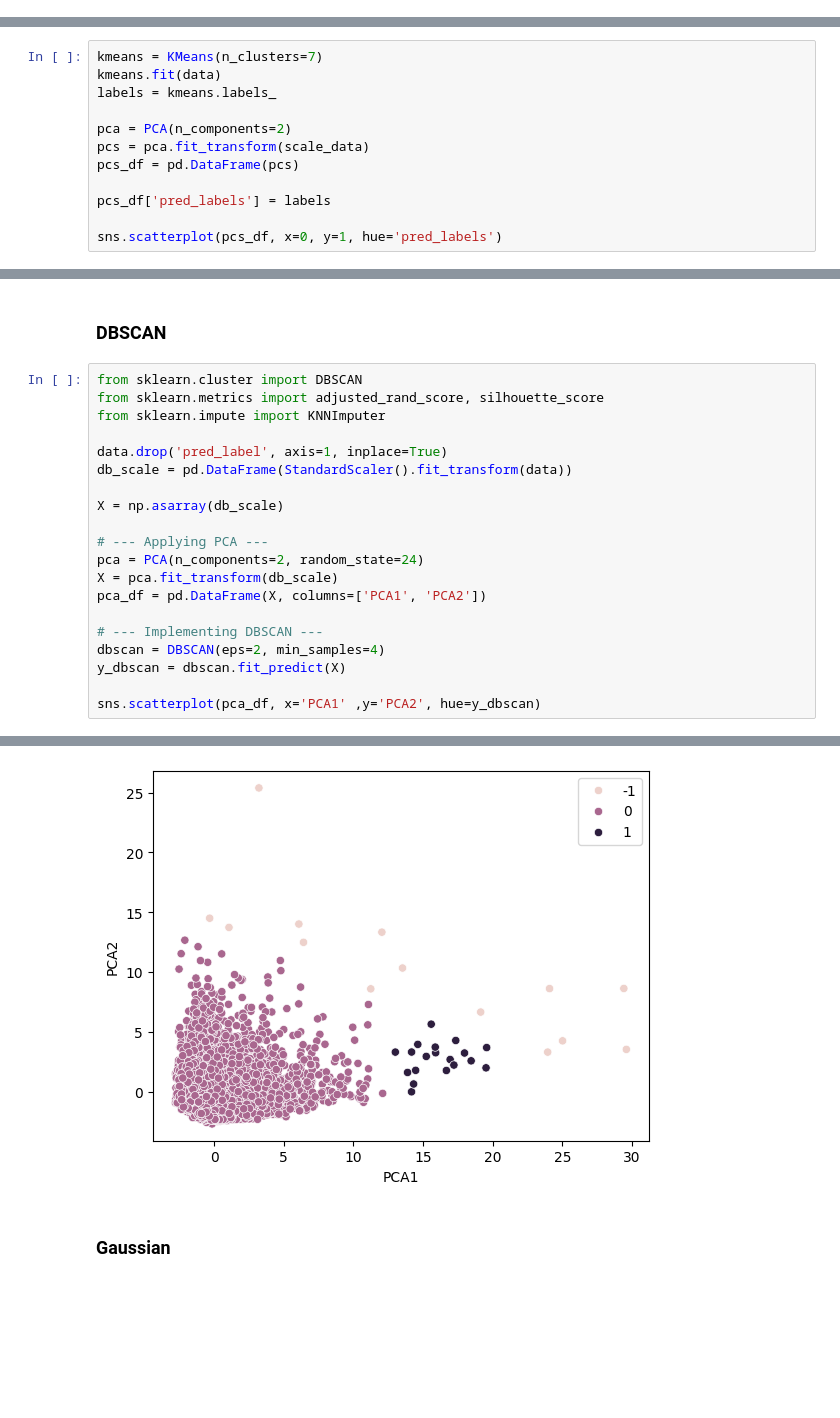
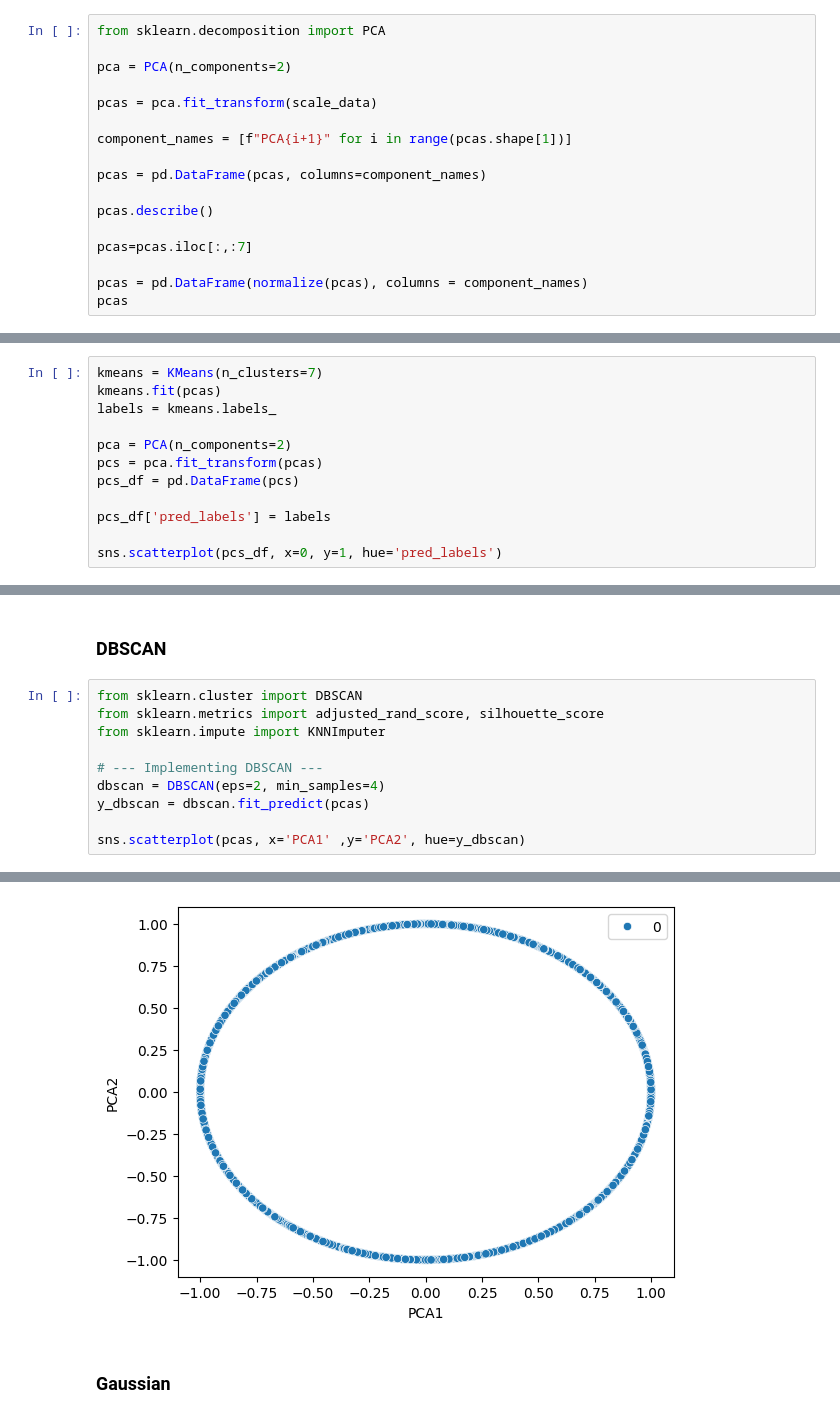
Before and after one commit to akashnaren/groove, a Jupyter notebook: Code_groupXXX.ipynb, the cells around one changed output, grey strips where cells are left out. Drawn from its saved outputs; the diff is of its cells as text; blank space fills up the shorter version.

```diff
--- a/Code_groupXXX.ipynb
+++ b/Code_groupXXX.ipynb
@@ -187,3 +151,20 @@ scale_data
 | 8947 | -0.745239 | -0.185895 | -0.469584 | -0.356957 | -0.454607 | -0.449373 | -1.221928 | -0.678716 | -0.917090 | 0.157536 | -0.183026 | ... |
 | 8948 | -0.572644 | -0.889766 | 0.042092 | 0.301677 | -0.454607 | -0.406228 | 0.439186 | 1.555959 | -0.917090 | 0.990362 | -0.183026 | ... |
 8949 rows × 17 columns
+# %%
+from sklearn.decomposition import PCA
+
+pca = PCA(n_components=2)
+
+pcas = pca.fit_transform(scale_data)
+
+component_names = [f"PCA{i+1}" for i in range(pcas.shape[1])]
+
+pcas = pd.DataFrame(pcas, columns=component_names)
+
+pcas.describe()
+
+pcas=pcas.iloc[:,:7]
+
+pcas = pd.DataFrame(normalize(pcas), columns = component_names)
+pcas
@@ -232,11 +249,11 @@ sns.scatterplot(pcs, x='pc1', y='pc2', hue='pred_label', palette='viridis')
 # PCA AFTER KMEANS
 # %%
 kmeans = KMeans(n_clusters=7)
-kmeans.fit(data)
+kmeans.fit(pcas)
 labels = kmeans.labels_
 
 pca = PCA(n_components=2)
-pcs = pca.fit_transform(scale_data)
+pcs = pca.fit_transform(pcas)
 pcs_df = pd.DataFrame(pcs)
 
 pcs_df['pred_labels'] = labels
@@ -334,25 +350,15 @@ data['pred_label'] = labels
 # %%
 from sklearn.cluster import DBSCAN
 from sklearn.metrics import adjusted_rand_score, silhouette_score
 from sklearn.impute import KNNImputer
 
-data.drop('pred_label', axis=1, inplace=True)
-db_scale = pd.DataFrame(StandardScaler().fit_transform(data))
-
-X = np.asarray(db_scale)
-
-# --- Applying PCA ---
-pca = PCA(n_components=2, random_state=24)
-X = pca.fit_transform(db_scale)
-pca_df = pd.DataFrame(X, columns=['PCA1', 'PCA2'])
-
 # --- Implementing DBSCAN ---
 dbscan = DBSCAN(eps=2, min_samples=4)
-y_dbscan = dbscan.fit_predict(X)
+y_dbscan = dbscan.fit_predict(pcas)
 
-sns.scatterplot(pca_df, x='PCA1' ,y='PCA2', hue=y_dbscan)
+sns.scatterplot(pcas, x='PCA1' ,y='PCA2', hue=y_dbscan)
 # %% [output]
 <Axes: xlabel='PCA1', ylabel='PCA2'>
-[figure, old version]
+[figure, new version]
 # %% [markdown]
 ### Gaussian
```
Also changed, not shown: parts of 21 cells of this notebook.
